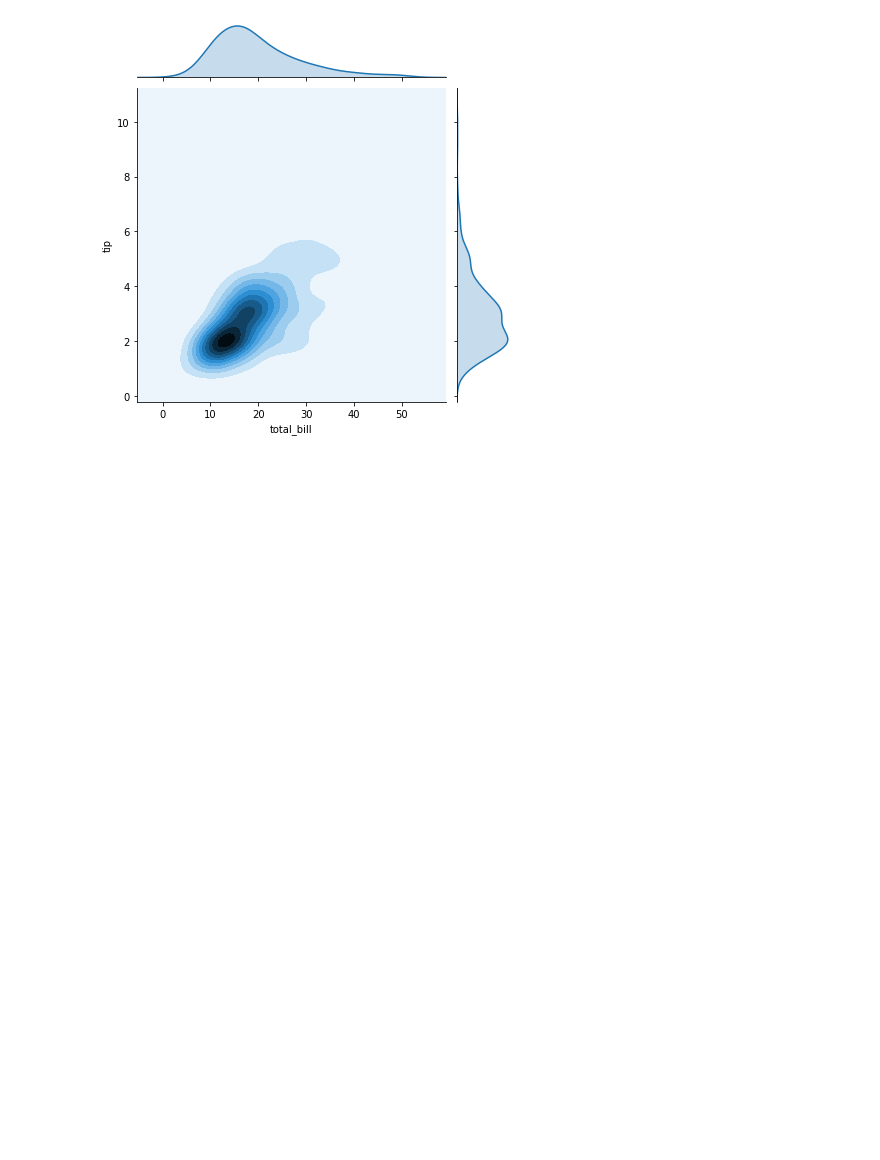
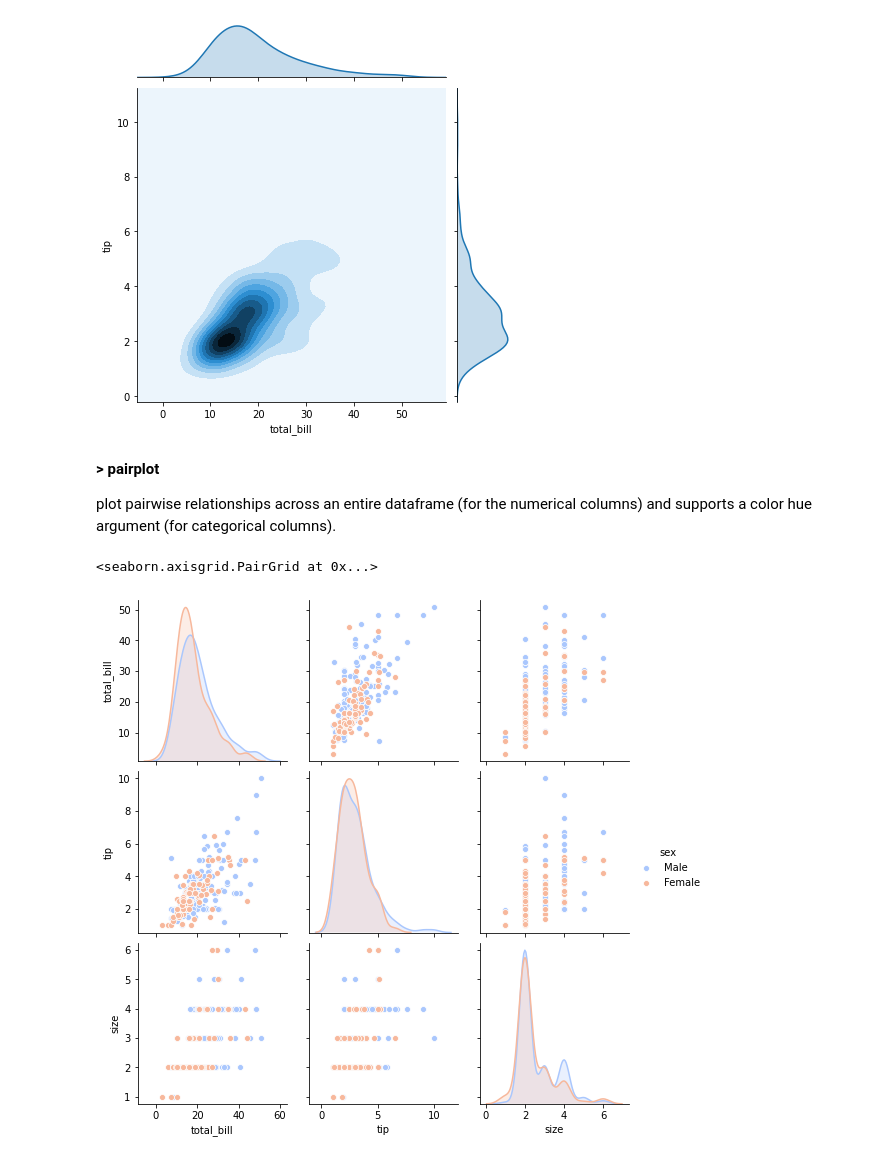
Before and after one commit to jcamachocasero/Data-Science, a Jupyter notebook: 00_Seaborn_in_a_nutshell.ipynb, the cells around one changed output. Cells and saved outputs as stored; diff of their text form; code cells hidden in the pictures; blank space fills up the shorter version.

```diff
--- a/00_Seaborn_in_a_nutshell.ipynb
+++ b/00_Seaborn_in_a_nutshell.ipynb
@@ -36,3 +43,12 @@ sns.jointplot(x='total_bill', y='tip', data=tips, kind='kde')
 # %% [output]
 <seaborn.axisgrid.JointGrid at 0x...>
 [figure]
+# %% [markdown]
+**> pairplot**
+
+plot pairwise relationships across an entire dataframe (for the numerical columns) and supports a color hue argument (for categorical columns).
+# %%
+sns.pairplot(tips,hue='sex',palette='coolwarm')
+# %% [output]
+<seaborn.axisgrid.PairGrid at 0x...>
+[figure, added]
```
Also changed, not shown: parts of 36 cells of this notebook.
